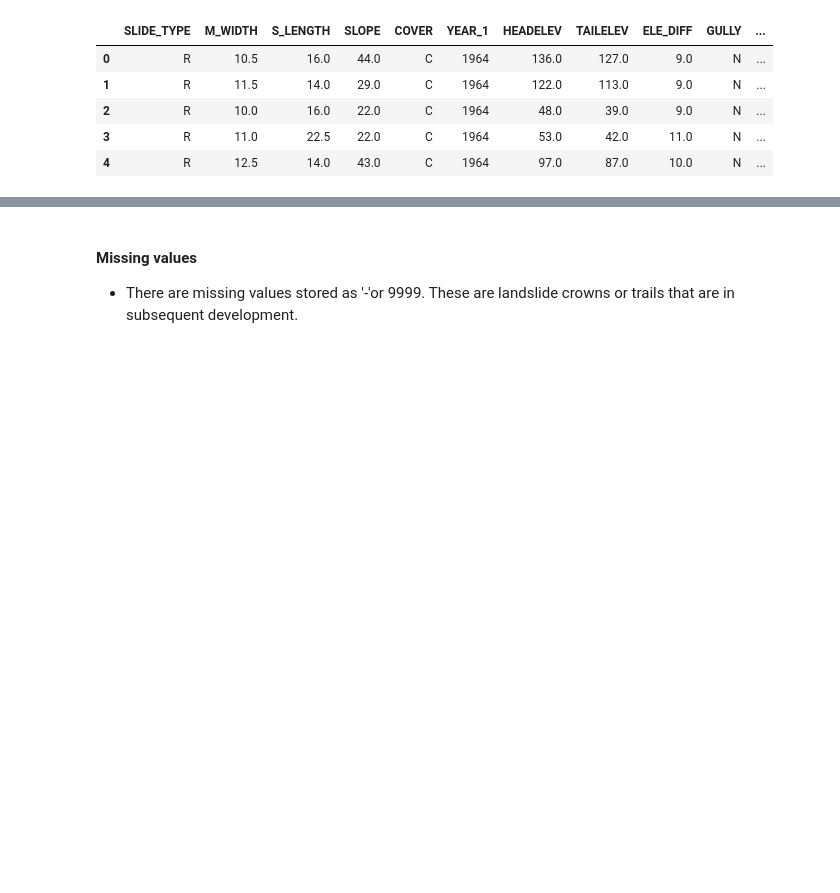
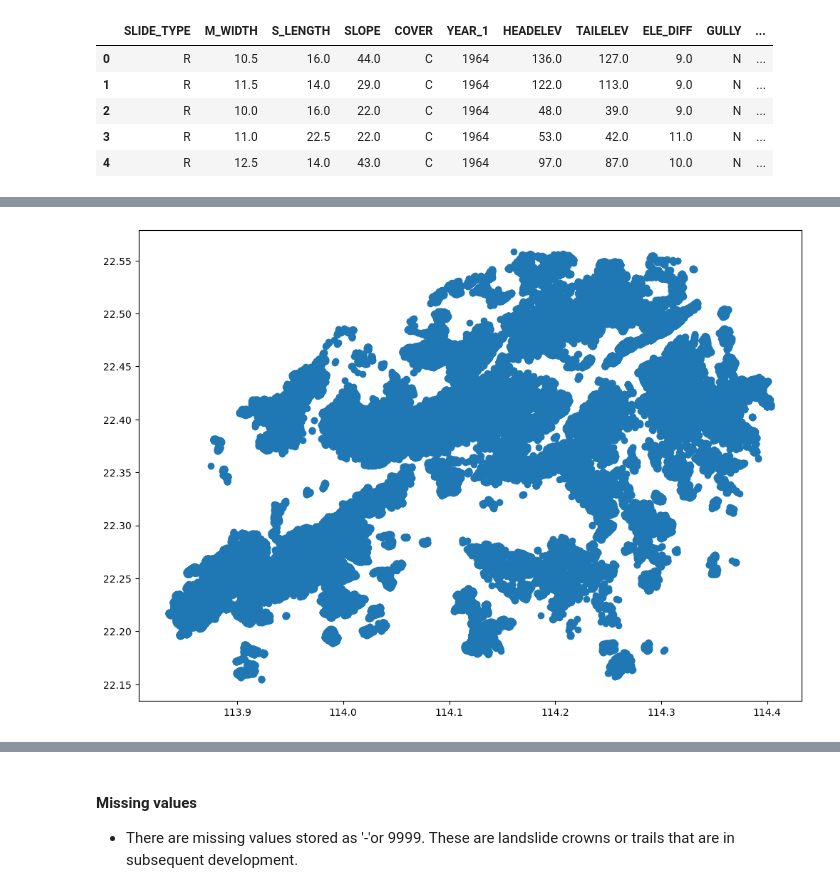
Before and after one commit to KoketsoMangwale/Landslide-Insights, a Jupyter notebook: landslide_analysis.ipynb, the cells around one changed output, grey strips where cells are left out. Saved outputs shown, nothing was run; the diff lists cells and outputs as text; code cells hidden in the pictures; blank space fills up the shorter version.

```diff
--- a/landslide_analysis.ipynb
+++ b/landslide_analysis.ipynb
@@ -97,0 +125,7 @@ geometry_4326.head()
+# %%
+#visualize the data with plot()
+landslide_4326.plot(figsize=[12, 10])
+
+plt.show()
+# %% [output]
+[figure, added]
```
Also changed, not shown: parts of 61 cells of this notebook, 57 other files.
